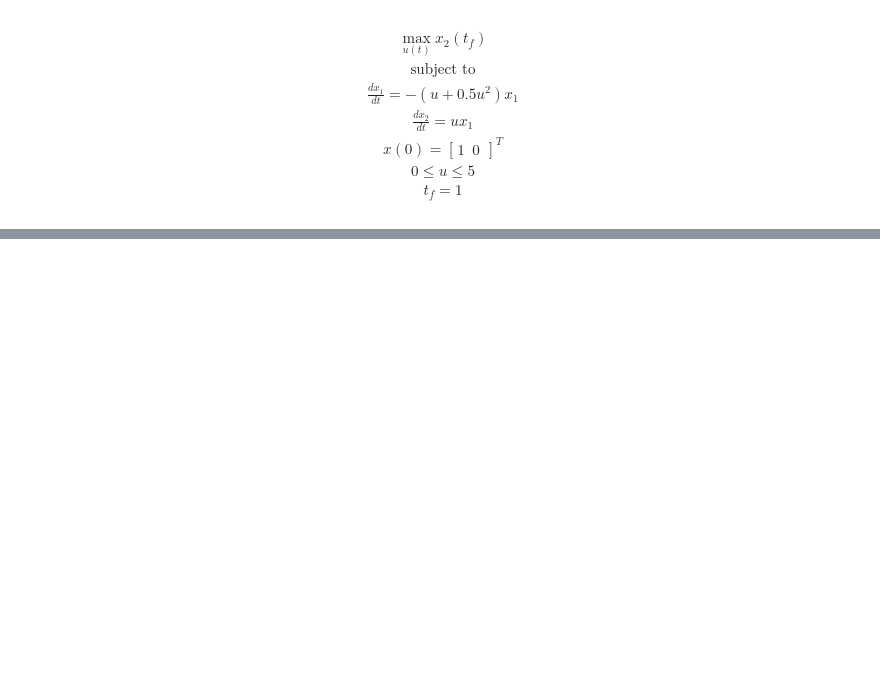
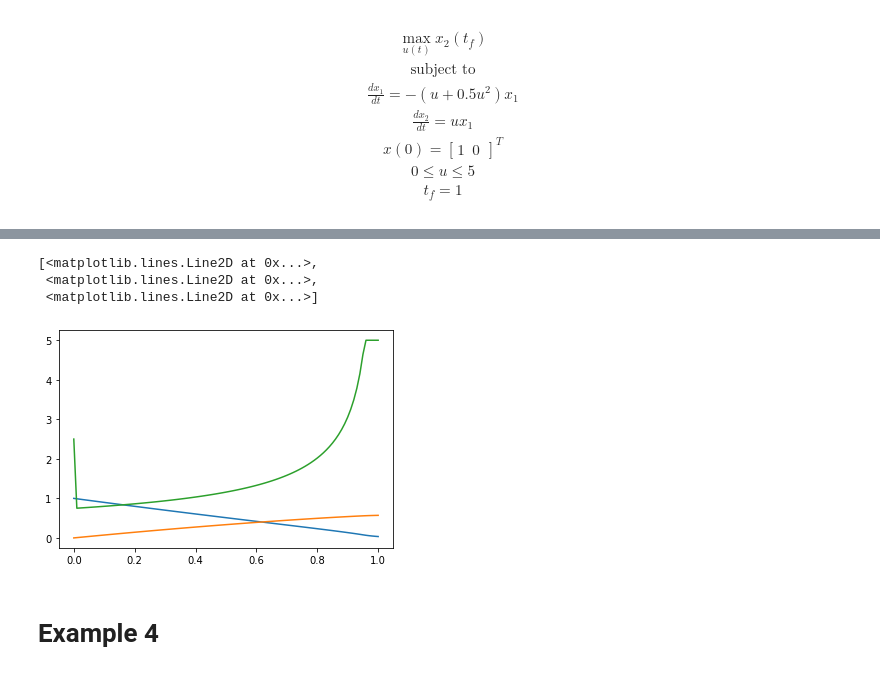
Before and after one commit to cjohns94/dynamic_optmization, a Jupyter notebook: hwE/benchmark.ipynb, the cells around one changed output, grey strips where cells are left out. Cells and saved outputs as stored; diff of their text form; code cells hidden in the pictures; blank space fills up the shorter version.

```diff
--- a/hwE/benchmark.ipynb
+++ b/hwE/benchmark.ipynb
@@ -145,0 +224,21 @@ apm 66.219.236.170_gk_model14 <br><pre> ----------------------------------------
+# %%
+m = GEKKO()
+
+m.time = np.linspace(0,1,101)
+x1 = m.Var(1)
+x2 = m.Var(0)
+u = m.Var(2.5,0,5)
+
+
+mask = np.zeros(101)
+mask[-1] = 1
+final = m.Param(value=mask)
+
+m.Equation(x1.dt() == -(u + 0.5*u**2)*x1)
+m.Equation(x2.dt() == u*x1)
+
+m.options.IMODE = 6
+
+m.Maximize(x2 * final)
+
+m.solve()
@@ -145,0 +263,9 @@ apm 66.219.236.170_gk_model14 <br><pre> ----------------------------------------
+# %%
+plt.plot(m.time, x1, m.time, x2, m.time, u)
+# %% [output]
+[<matplotlib.lines.Line2D at 0x...>,
+ <matplotlib.lines.Line2D at 0x...>,
+ <matplotlib.lines.Line2D at 0x...>]
+[figure, added]
+# %% [markdown]
+# Example 4
```
Also changed, not shown: parts of 12 cells of this notebook.
